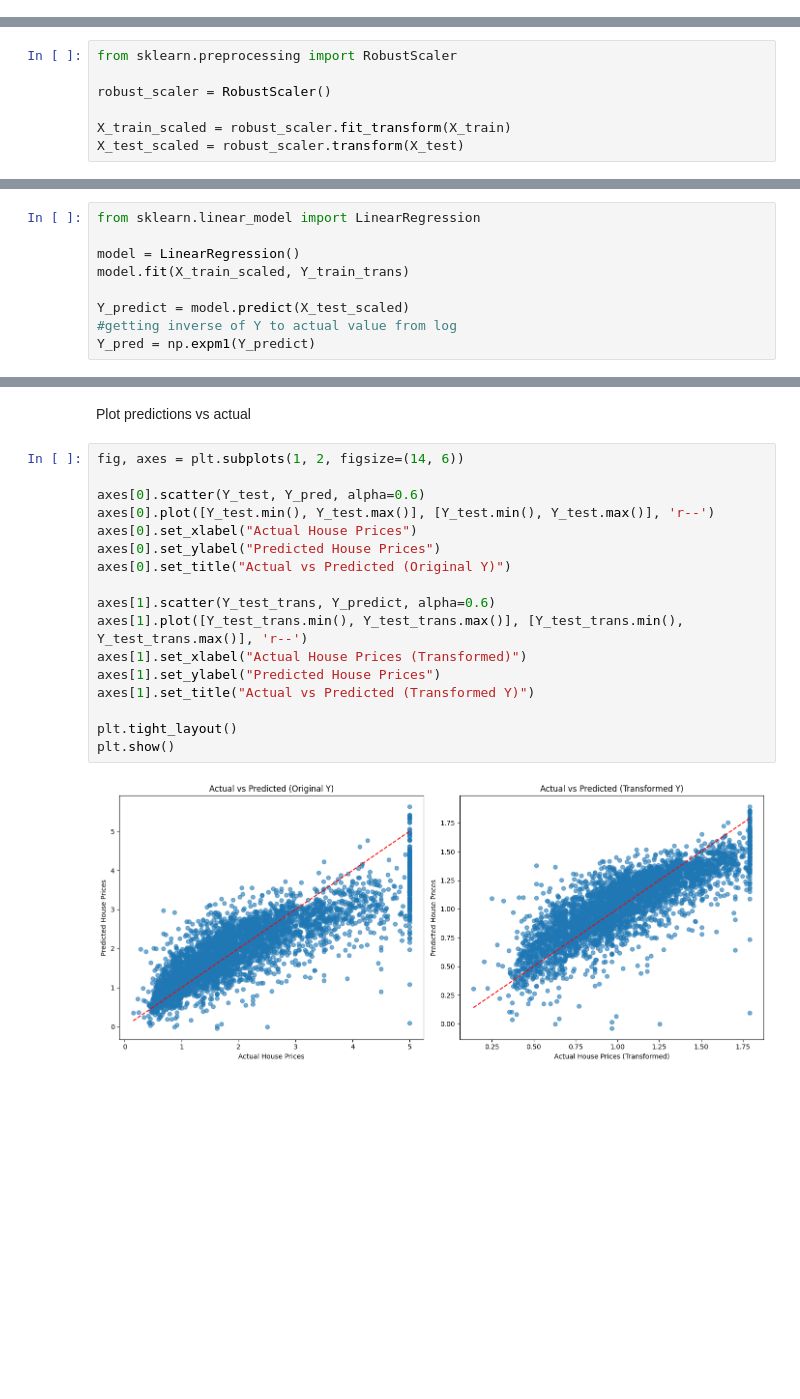
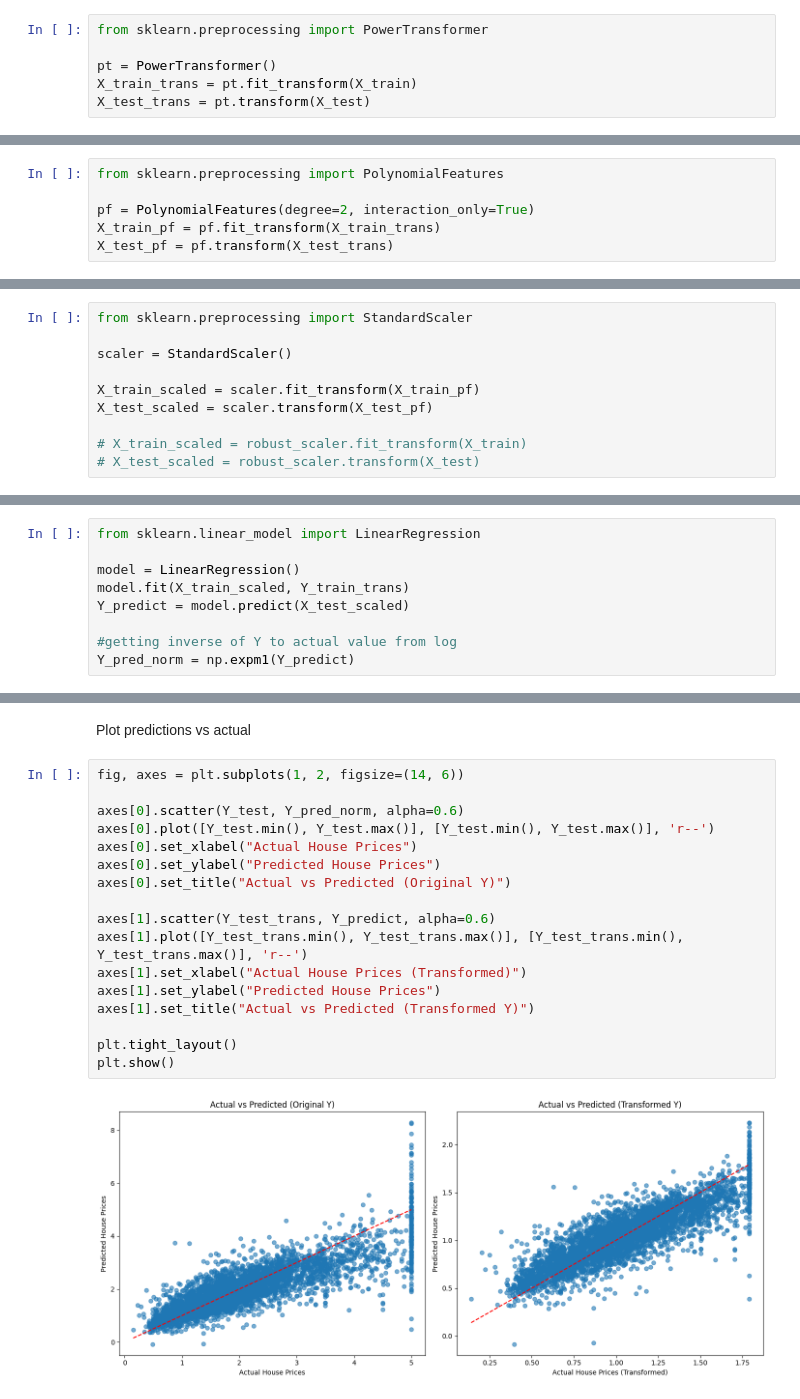
Before and after one commit to rameenhamad/Certura_ML_Internship_tasks, a Jupyter notebook: 1_House_Prices.ipynb, the cells around one changed output, grey strips where cells are left out. Cells and saved outputs as stored; diff of their text form; blank space fills up the shorter version.

```diff
--- a/1_House_Prices.ipynb
+++ b/1_House_Prices.ipynb
@@ -102,3 +110,9 @@ X_train.shape, X_test.shape, Y_train.shape, Y_test.shape
+# %%
+from sklearn.preprocessing import PowerTransformer
+
+pt = PowerTransformer()
+X_train_trans = pt.fit_transform(X_train)
+X_test_trans = pt.transform(X_test)
 # %% [markdown]
 input features after transform
 # %%
@@ -132,12 +148,21 @@ Y_test_trans = ft.transform(Y_test)
+# %%
+from sklearn.preprocessing import PolynomialFeatures
+
+pf = PolynomialFeatures(degree=2, interaction_only=True)
+X_train_pf = pf.fit_transform(X_train_trans)
+X_test_pf = pf.transform(X_test_trans)
 # %% [markdown]
 Scaling
 # %%
-from sklearn.preprocessing import RobustScaler
+from sklearn.preprocessing import StandardScaler
 
-robust_scaler = RobustScaler()
+scaler = StandardScaler()
 
-X_train_scaled = robust_scaler.fit_transform(X_train)
-X_test_scaled = robust_scaler.transform(X_test)
+X_train_scaled = scaler.fit_transform(X_train_pf)
+X_test_scaled = scaler.transform(X_test_pf)
+
+# X_train_scaled = robust_scaler.fit_transform(X_train)
+# X_test_scaled = robust_scaler.transform(X_test)
 # %% [markdown]
 y after transform
 # %%
@@ -155,10 +180,10 @@ from sklearn.linear_model import LinearRegression
 
 model = LinearRegression()
 model.fit(X_train_scaled, Y_train_trans)
+Y_predict = model.predict(X_test_scaled)
 
-Y_predict = model.predict(X_test_scaled)
 #getting inverse of Y to actual value from log
-Y_pred = np.expm1(Y_predict)
+Y_pred_norm = np.expm1(Y_predict)
 # %% [markdown]
 Root Mean Squared Error
 # %%
@@ -176,19 +201,19 @@ Plot predictions vs actual
 # %%
 fig, axes = plt.subplots(1, 2, figsize=(14, 6))
 
-axes[0].scatter(Y_test, Y_pred, alpha=0.6)
+axes[0].scatter(Y_test, Y_pred_norm, alpha=0.6)
 axes[0].plot([Y_test.min(), Y_test.max()], [Y_test.min(), Y_test.max()], 'r--')
 axes[0].set_xlabel("Actual House Prices")
 axes[0].set_ylabel("Predicted House Prices")
 axes[0].set_title("Actual vs Predicted (Original Y)")
 
 axes[1].scatter(Y_test_trans, Y_predict, alpha=0.6)
 axes[1].plot([Y_test_trans.min(), Y_test_trans.max()], [Y_test_trans.min(), Y_test_trans.max()], 'r--')
 axes[1].set_xlabel("Actual House Prices (Transformed)")
 axes[1].set_ylabel("Predicted House Prices")
 axes[1].set_title("Actual vs Predicted (Transformed Y)")
 
 plt.tight_layout()
 plt.show()
 # %% [output]
-[figure, old version]
+[figure, new version]
```
Also changed, not shown: parts of 15 cells of this notebook.
